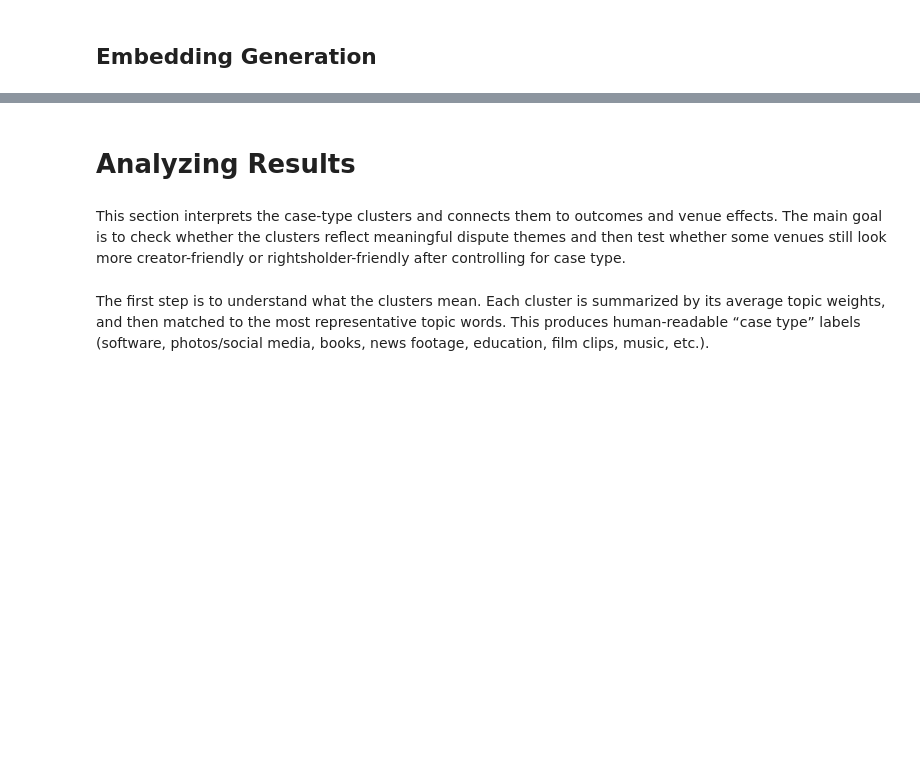
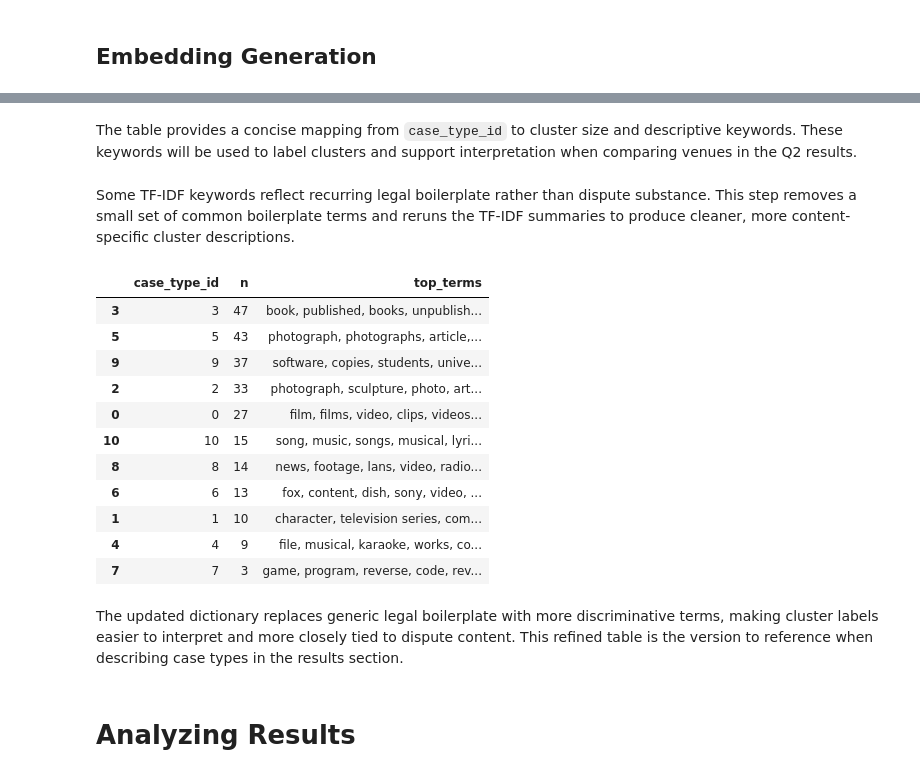
Before and after one commit to mqanaq/BA820-B1-Team13, a Jupyter notebook: MG/M4_Mohamad_Gong_Refinement.ipynb, the cells around one changed output, grey strips where cells are left out. Drawn from its saved outputs; the diff is of its cells as text; code cells hidden in the pictures; blank space fills up the shorter version.

```diff
--- a/MG/M4_Mohamad_Gong_Refinement.ipynb
+++ b/MG/M4_Mohamad_Gong_Refinement.ipynb
@@ -622,6 +494,53 @@ Both methods produce reasonably separated case-type groupings using the same top
+# %% [markdown]
+The table provides a concise mapping from `case_type_id` to cluster size and descriptive keywords. These keywords will be used to label clusters and support interpretation when comparing venues in the Q2 results.
+# %% [markdown]
+Some TF-IDF keywords reflect recurring legal boilerplate rather than dispute substance. This step removes a small set of common boilerplate terms and reruns the TF-IDF summaries to produce cleaner, more content-specific cluster descriptions.
+# %%
+# Define extra legal stop words to remove boilerplate
+extra_stop = {
+    "plaintiff", "plaintiffs", "defendant", "defendants", "court", "held", "holding",
+    "copyright", "claimed", "claim", "claims", "alleged", "alleges", "alleging",
+    "appeal", "appeals", "district", "circuit", "judge", "judges"
+}
+custom_stop = list(set(ENGLISH_STOP_WORDS).union(extra_stop))
+
+# Initialize a new TF-IDF vectorizer with the custom stop words
+tfidf_clean = TfidfVectorizer(stop_words=custom_stop, ngram_range=(1, 2), min_df=2, max_df=0.9)
+X_tfidf_clean = tfidf_clean.fit_transform(df["text_for_embedding"])
+terms_clean = np.array(tfidf_clean.get_feature_names_out())
+
+rows_clean = []
+TOP_N_TERMS = 10
+
+# Iterate through clusters to find top terms using the cleaned vocabulary
+for cid in sorted(df["case_type_id"].unique()):
+    mask = (df["case_type_id"].values == cid)
+    n = int(mask.sum())
+
+    # Calculate average TF-IDF weights for the cluster
+    mean_vec = np.asarray(X_tfidf_clean[mask].mean(axis=0)).ravel()
+    top_idx = mean_vec.argsort()[-TOP_N_TERMS:][::-1]
+    top_terms = ", ".join(terms_clean[top_idx])
+
+    rows_clean.append({"case_type_id": cid, "n": n, "top_terms": top_terms})
+
+# Display the cleaned case type dictionary
+case_type_dict_clean = pd.DataFrame(rows_clean).sort_values("n", ascending=False)
+display(case_type_dict_clean)
+# %% [output]
+|  | case_type_id | n | top_terms |
+| 3 | 3 | 47 | book, published, books, unpublish... |
+| 5 | 5 | 43 | photograph, photographs, article,... |
+| 9 | 9 | 37 | software, copies, students, unive... |
+| 2 | 2 | 33 | photograph, sculpture, photo, art... |
+| 0 | 0 | 27 | film, films, video, clips, videos... |
+| 10 | 10 | 15 | song, music, songs, musical, lyri... |
+| 8 | 8 | 14 | news, footage, lans, video, radio... |
+| 6 | 6 | 13 | fox, content, dish, sony, video, ... |
+| 1 | 1 | 10 | character, television series, com... |
+| 4 | 4 | 9 | file, musical, karaoke, works, co... |
+| 7 | 7 | 3 | game, program, reverse, code, rev... |
+# %% [markdown]
+The updated dictionary replaces generic legal boilerplate with more discriminative terms, making cluster labels easier to interpret and more closely tied to dispute content. This refined table is the version to reference when describing case types in the results section.
 # %% [markdown]
 # Analyzing Results
-# %% [markdown]
-This section interprets the case-type clusters and connects them to outcomes and venue effects. The main goal is to check whether the clusters reflect meaningful dispute themes and then test whether some venues still look more creator-friendly or rightsholder-friendly after controlling for case type.
-# %% [markdown]
-The first step is to understand what the clusters mean. Each cluster is summarized by its average topic weights, and then matched to the most representative topic words. This produces human-readable “case type” labels (software, photos/social media, books, news footage, education, film clips, music, etc.).
```
Also changed, not shown: parts of 85 cells of this notebook.
